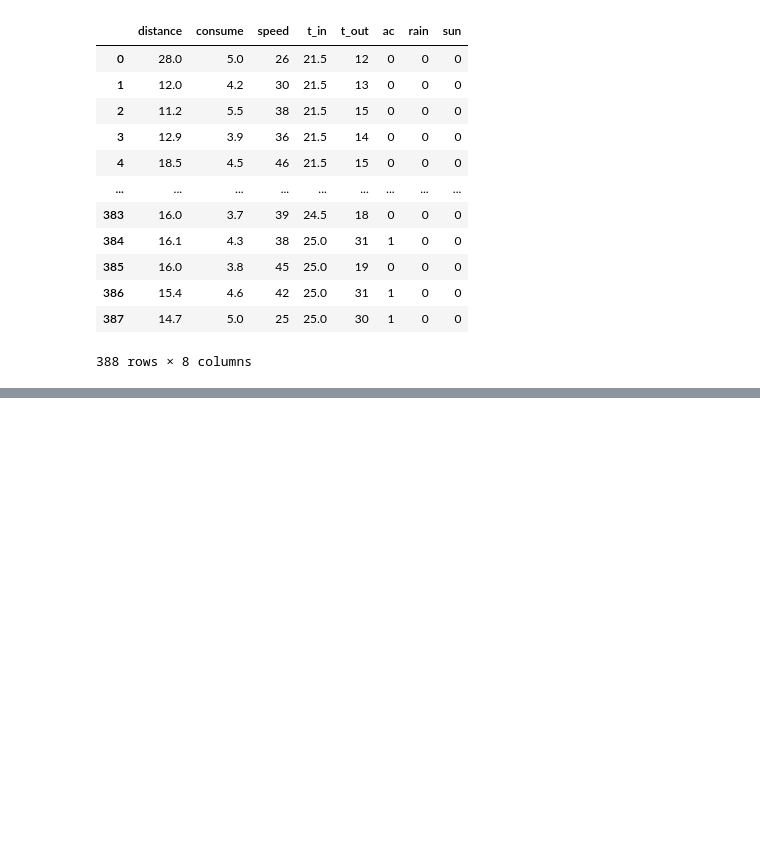
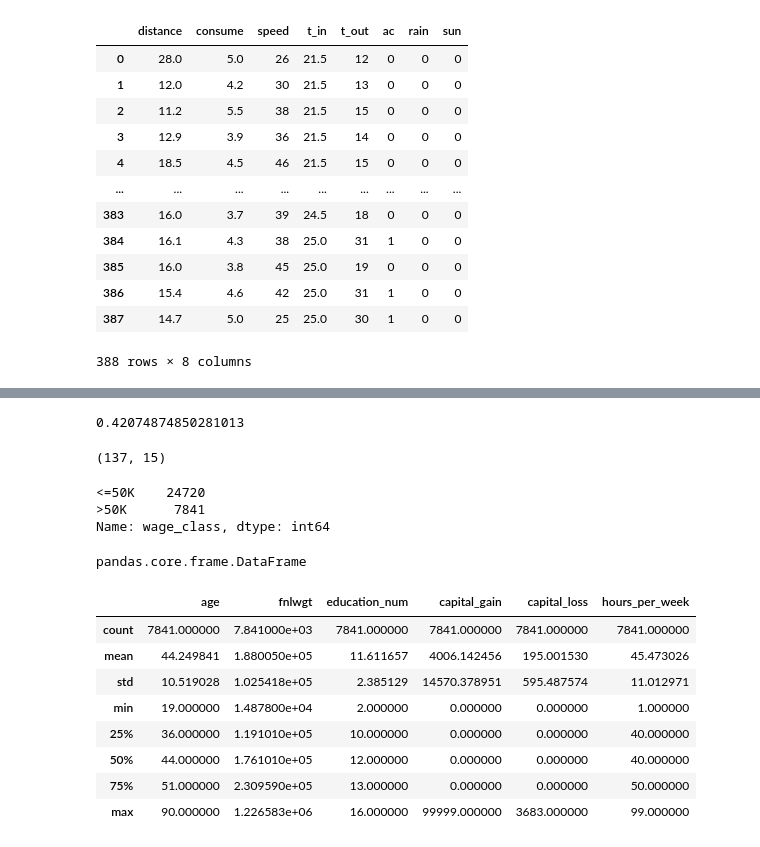
Before and after one commit to CristinaCallejo/reto_data, a Jupyter notebook: vis.ipynb, the cells around one changed output, grey strips where cells are left out. Drawn from its saved outputs; the diff is of its cells as text; code cells hidden in the pictures; blank space fills up the shorter version.

```diff
--- a/vis.ipynb
+++ b/vis.ipynb
@@ -65,0 +255,32 @@ print(result)
+# %%
+(len(germs)/(len(df)))*100
+# %% [output]
+0.42074874850281013
+# %%
+germs.shape
+# %% [output]
+(137, 15)
+# %%
+df.wage_class.value_counts()
+# %% [output]
+<=50K    24720
+>50K      7841
+Name: wage_class, dtype: int64
+# %%
+rich = df[(df['wage_class']=='>50K')]
+# %%
+type(rich)
+# %% [output]
+pandas.core.frame.DataFrame
+# %%
+rich.describe()
+# %% [output]
+|  | age | fnlwgt | education_num | capital_gain | capital_loss | hours_per_week |
+| count | 7841.000000 | 7.841000e+03 | 7841.000000 | 7841.000000 | 7841.000000 | 7841.000000 |
+| mean | 44.249841 | 1.880050e+05 | 11.611657 | 4006.142456 | 195.001530 | 45.473026 |
+| std | 10.519028 | 1.025418e+05 | 2.385129 | 14570.378951 | 595.487574 | 11.012971 |
+| min | 19.000000 | 1.487800e+04 | 2.000000 | 0.000000 | 0.000000 | 1.000000 |
+| 25% | 36.000000 | 1.191010e+05 | 10.000000 | 0.000000 | 0.000000 | 40.000000 |
+| 50% | 44.000000 | 1.761010e+05 | 12.000000 | 0.000000 | 0.000000 | 40.000000 |
+| 75% | 51.000000 | 2.309590e+05 | 13.000000 | 0.000000 | 0.000000 | 50.000000 |
+| max | 90.000000 | 1.226583e+06 | 16.000000 | 99999.000000 | 3683.000000 | 99.000000 |
```
Also changed, not shown: parts of 54 cells of this notebook.
